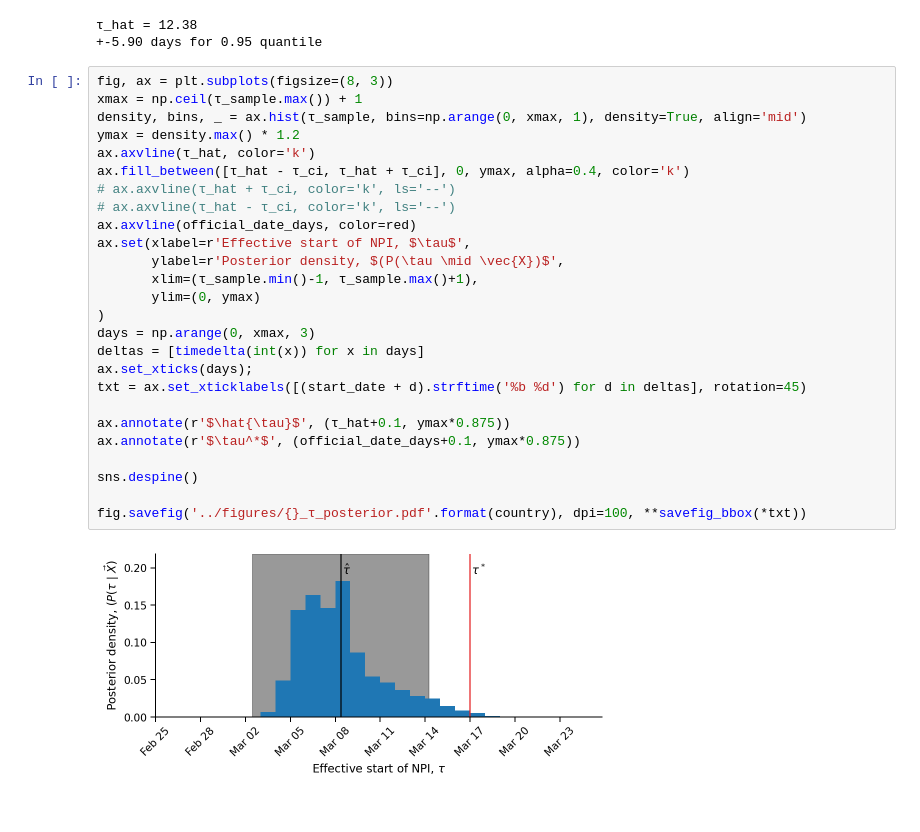
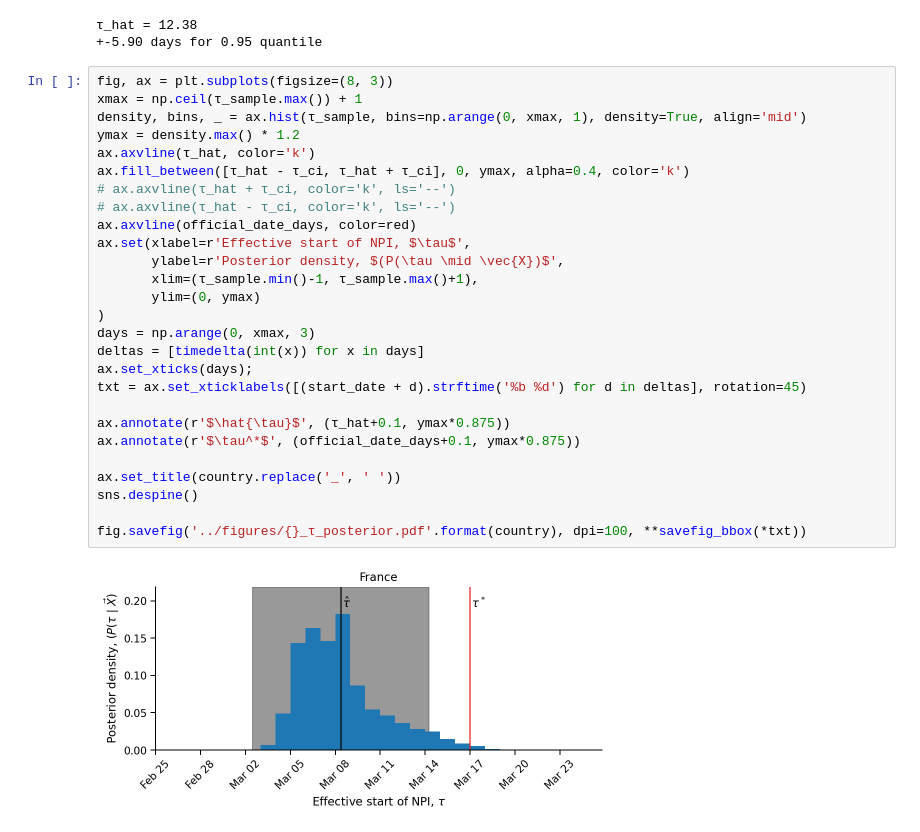
Before and after one commit to yoavram-lab/EffectiveNPI, a Jupyter notebook: src/Fig2and3.ipynb, the cells around one changed output. Drawn from its saved outputs; the diff is of its cells as text.

```diff
--- a/src/Fig2and3.ipynb
+++ b/src/Fig2and3.ipynb
@@ -84,28 +83,29 @@ print("+-{:.2f} days for {:.2f} quantile".format(τ_ci, quantile))
 # %%
 fig, ax = plt.subplots(figsize=(8, 3))
 xmax = np.ceil(τ_sample.max()) + 1
 density, bins, _ = ax.hist(τ_sample, bins=np.arange(0, xmax, 1), density=True, align='mid')
 ymax = density.max() * 1.2
 ax.axvline(τ_hat, color='k')
 ax.fill_between([τ_hat - τ_ci, τ_hat + τ_ci], 0, ymax, alpha=0.4, color='k')
 # ax.axvline(τ_hat + τ_ci, color='k', ls='--')
 # ax.axvline(τ_hat - τ_ci, color='k', ls='--')
 ax.axvline(official_date_days, color=red)
 ax.set(xlabel=r'Effective start of NPI, $\tau$',
        ylabel=r'Posterior density, $(P(\tau \mid \vec{X})$',
        xlim=(τ_sample.min()-1, τ_sample.max()+1),
        ylim=(0, ymax)
 )
 days = np.arange(0, xmax, 3)
 deltas = [timedelta(int(x)) for x in days]
 ax.set_xticks(days);
 txt = ax.set_xticklabels([(start_date + d).strftime('%b %d') for d in deltas], rotation=45)
 
 ax.annotate(r'$\hat{\tau}$', (τ_hat+0.1, ymax*0.875))
 ax.annotate(r'$\tau^*$', (official_date_days+0.1, ymax*0.875))
 
+ax.set_title(country.replace('_', ' '))
 sns.despine()
 
 fig.savefig('../figures/{}_τ_posterior.pdf'.format(country), dpi=100, **savefig_bbox(*txt))
 # %% [output]
-[figure, old version]
+[figure, new version]
```
Also changed, not shown: parts of 1 cell of this notebook, 2 other files.
